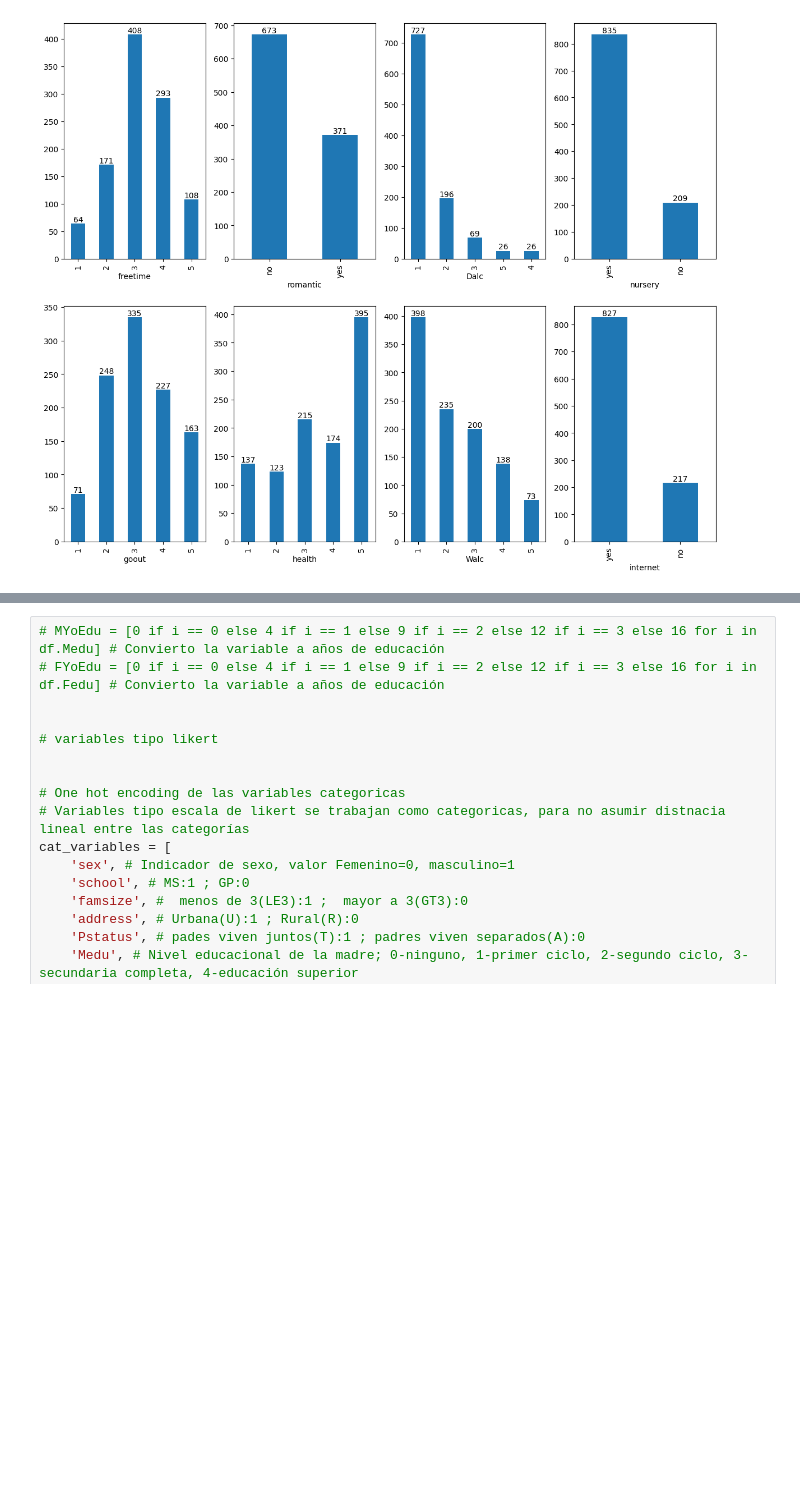
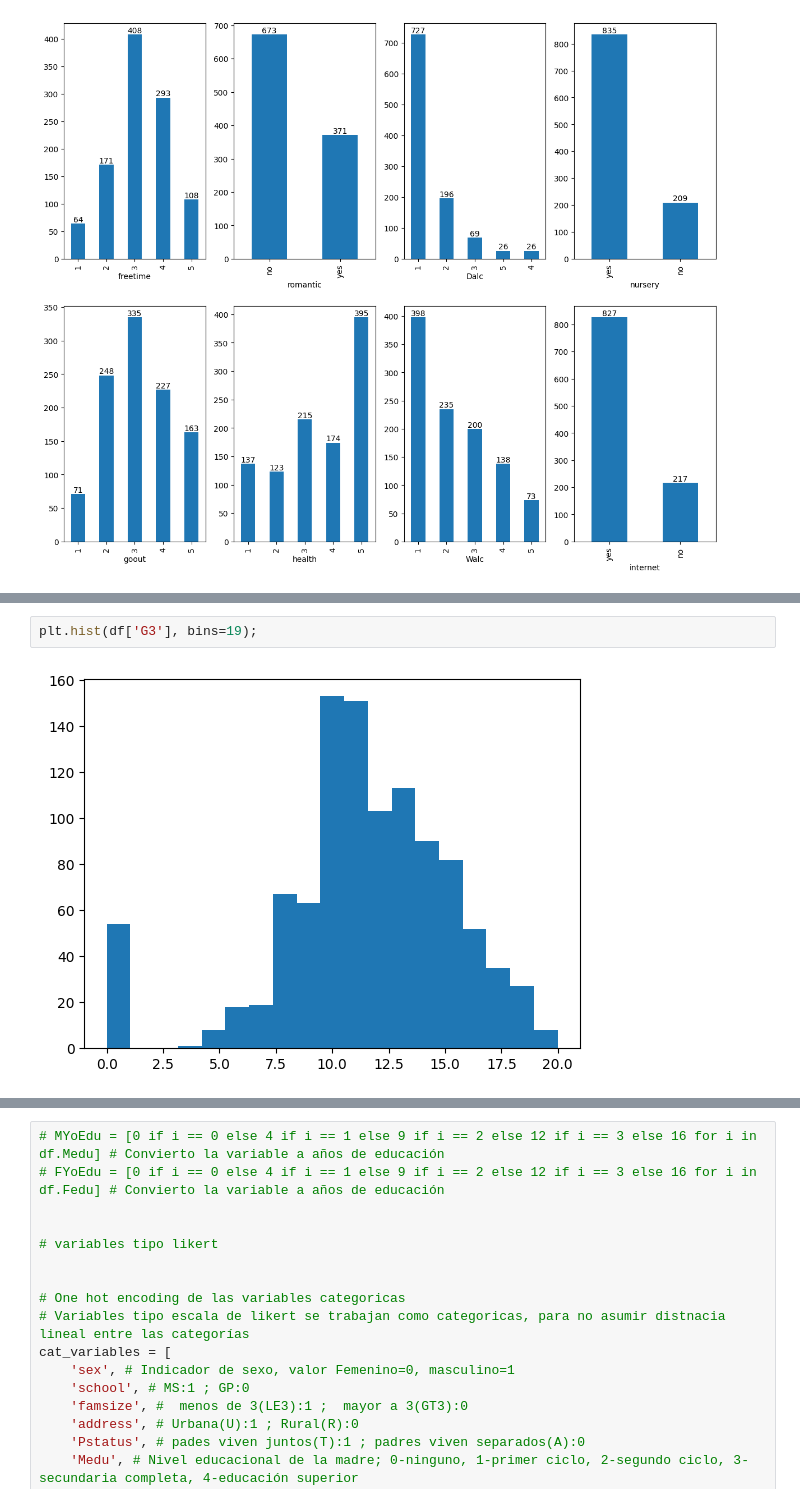
Before and after one commit to CMorgadoM/ML-Proyect, a Jupyter notebook: tarea ML V1.ipynb, the cells around one changed output, grey strips where cells are left out. Saved outputs shown, nothing was run; the diff lists cells and outputs as text; blank space fills up the shorter version.

```diff
--- a/tarea ML V1.ipynb
+++ b/tarea ML V1.ipynb
@@ -191,0 +221,4 @@ plt.show()
+# %%
+plt.hist(df['G3'], bins=19);
+# %% [output]
+[figure, added]
```
Also changed, not shown: parts of 39 cells of this notebook.
